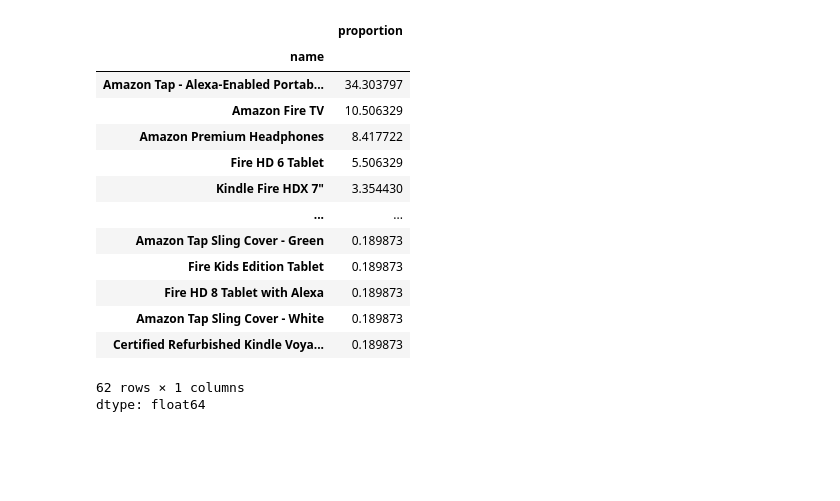
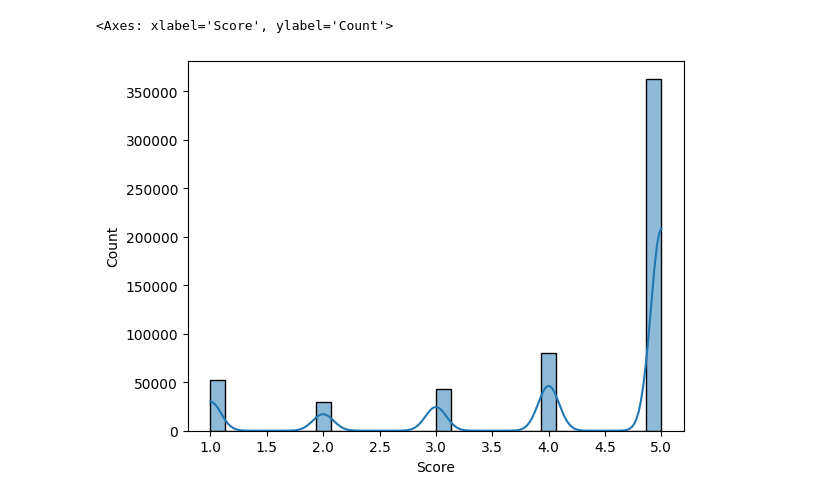
Before and after one commit to KarimS21/-CC219-TP-TF-2024-2, a Jupyter notebook: ApliDataScienceTF.ipynb, the cells around one changed output. Cells and saved outputs as stored; diff of their text form; code cells hidden in the pictures; blank space fills up the shorter version.

```diff
--- a/ApliDataScienceTF.ipynb
+++ b/ApliDataScienceTF.ipynb
@@ -90,6 +51,0 @@ dtype: float64
-# %%
-def imputar_aleatoria_ponderada(series):
-    values = frecuenciaRecommend.index
-    probabilities = frecuenciaRecommend.values
-    return series.apply(lambda x: np.random.choice(values, p=probabilities) if pd.isnull(x) else x)
-data["reviews.doRecommend"] = imputar_aleatoria_ponderada(data["reviews.doRecommend"])
@@ -117,4 +51,0 @@ dtype: float64
-# %%
-sns.histplot(data["reviews.numHelpful"], bins=30, kde=True)
-#Los datos se concentran en valores bajos, en especial el 0. Por lo que se realizara una imputacion de la mediana en esta columna
-data["reviews.numHelpful"].fillna(data["reviews.numHelpful"].median(), inplace=True)
@@ -256,18 +51,0 @@ DF_Limpio.head(9)
-# %%
-DF_Limpio["name"].value_counts(normalize=1)*100
-# %% [output]
-|  | proportion |
-| name |  |
-| Amazon Tap - Alexa-Enabled Portab... | 34.303797 |
-| Amazon Fire TV | 10.506329 |
-| Amazon Premium Headphones | 8.417722 |
-| Fire HD 6 Tablet | 5.506329 |
-| Kindle Fire HDX 7" | 3.354430 |
-| ... | ... |
-| Amazon Tap Sling Cover - Green | 0.189873 |
-| Fire Kids Edition Tablet | 0.189873 |
-| Fire HD 8 Tablet with Alexa | 0.189873 |
-| Amazon Tap Sling Cover - White | 0.189873 |
-| Certified Refurbished Kindle Voya... | 0.189873 |
-62 rows × 1 columns
-dtype: float64
@@ -283,0 +52,9 @@ DF_Limpio["Sentimiento"] = DF_Limpio["rating_imputed"].apply(sentimiento)
+# %%
+# Como podemos observar, hay muy pocos valores faltantes en las columnas "ProfileName" y "Summary", por lo que podemos eliminar esas filas sin problemas.
+data = data.dropna(subset=['ProfileName', 'Summary'])
+# %%
+sns.histplot(data["Score"], bins=30, kde=True)
+#Los datos se concentran en valores bajos, en especial el 0. Por lo que se realizara una imputacion de la mediana en esta columna
+# %% [output]
+<Axes: xlabel='Score', ylabel='Count'>
+[figure, added]
```
Also changed, not shown: parts of 75 cells of this notebook, 3 other files.
